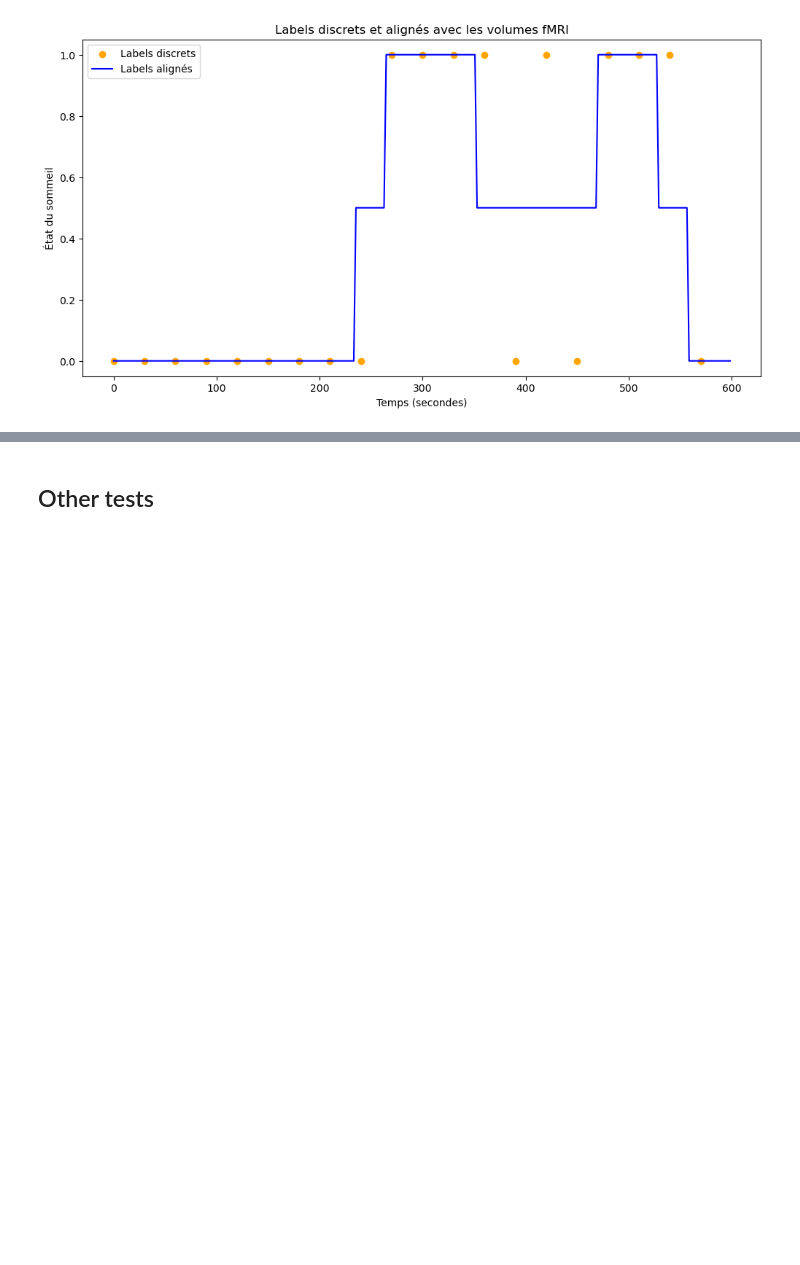
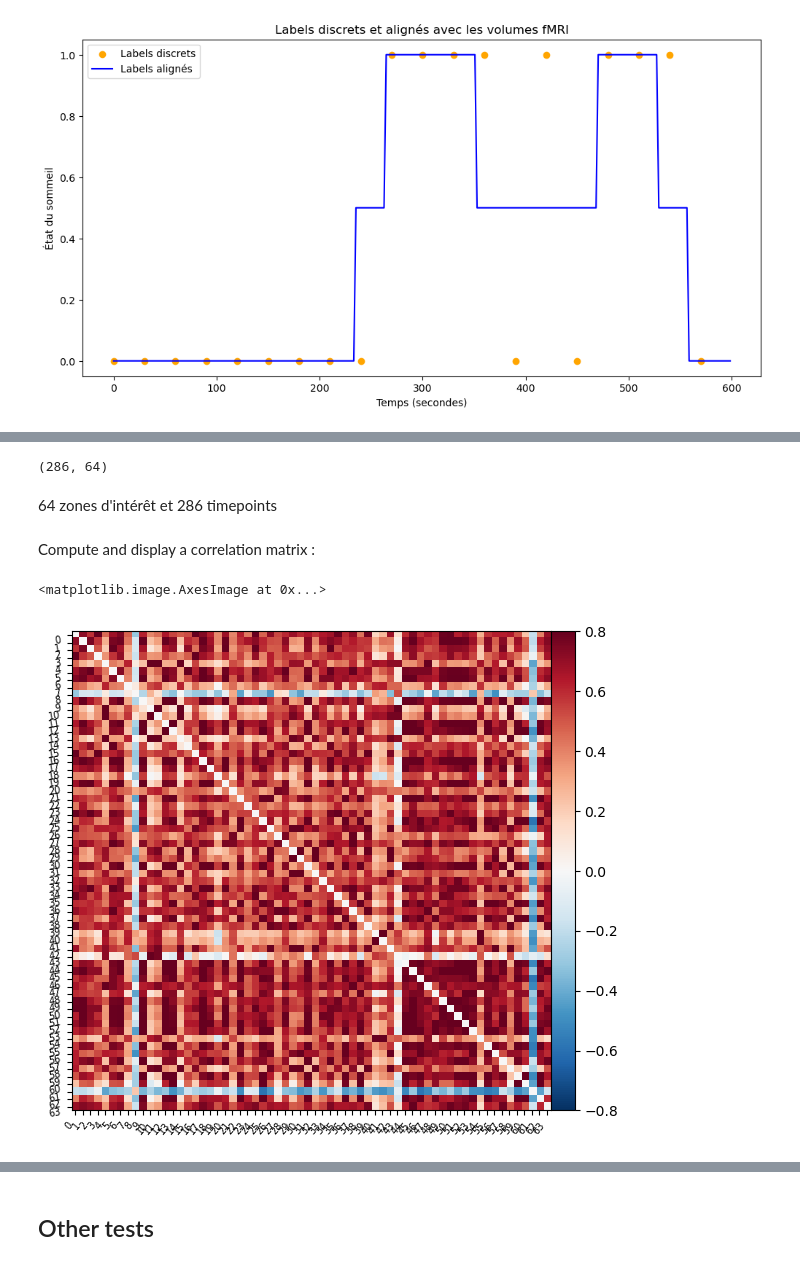
Before and after one commit to brainhack-school2024/duchadeau_project, a Jupyter notebook: Exploration_dataset.ipynb, the cells around one changed output, grey strips where cells are left out. Drawn from its saved outputs; the diff is of its cells as text; code cells hidden in the pictures; blank space fills up the shorter version.

```diff
--- a/Exploration_dataset.ipynb
+++ b/Exploration_dataset.ipynb
@@ -411,0 +643,10 @@ Labels discrets : [0 0 0 0 0 0 0 0 0 1 1 1 1 0 1 0 1 1 1 0]
+# %%
+from nilearn.input_data import NiftiLabelsMasker
+
+masker = NiftiLabelsMasker(labels_img=atlas_filename,
+                           standardize=True,
+                           memory='nilearn_cache',
+                           verbose=1)
+
+# In my case, no confounds files
+time_series = masker.fit_transform(fmri_images[0])
@@ -411,0 +671,30 @@ Labels discrets : [0 0 0 0 0 0 0 0 0 1 1 1 1 0 1 0 1 1 1 0]
+# %%
+time_series.shape
+# %% [output]
+(286, 64)
+# %% [markdown]
+64 zones d'intérêt et 286 timepoints
+# %% [markdown]
+Compute and display a correlation matrix :
+# %%
+from nilearn.connectome import ConnectivityMeasure
+
+correlation_measure = ConnectivityMeasure(kind='correlation')
+correlation_matrix = correlation_measure.fit_transform([time_series])[0]
+correlation_matrix.shape
+
+import numpy as np
+# Faire en sorte de mettre la correlation de la diagonale à 0
+# (parceque c'est 1 évidemment mais on s'en fou)
+np.fill_diagonal(correlation_matrix, 0)
+
+# The labels we have start with the background (0), hence we skip the
+# first label
+plotting.plot_matrix(correlation_matrix, figure=(6, 6),
+                     labels=range(time_series.shape[-1]),
+                     vmax=0.8, vmin=-0.8, reorder=False)
+
+# matrices are ordered for block-like representation
+# %% [output]
+<matplotlib.image.AxesImage at 0x...>
+[figure, added]
```
Also changed, not shown: parts of 28 cells of this notebook, 2 other files.
